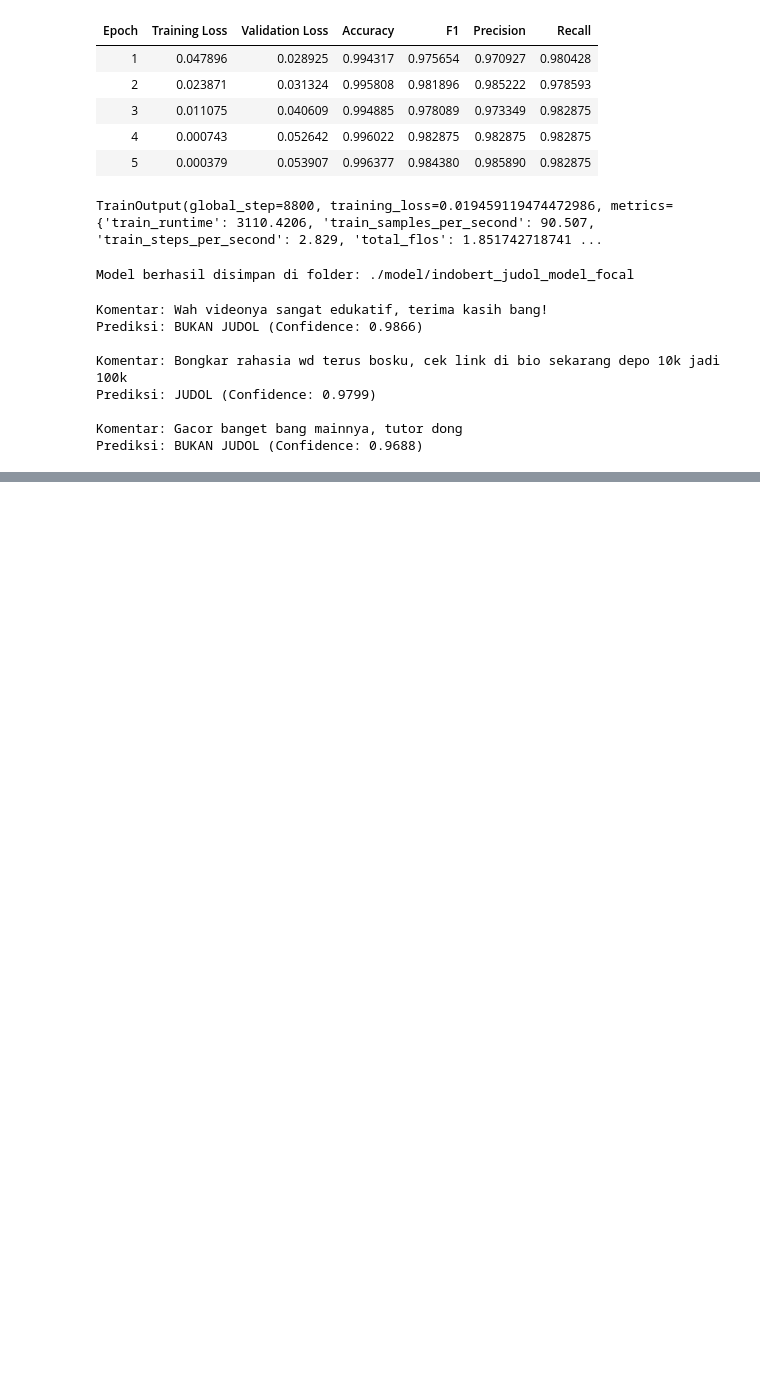
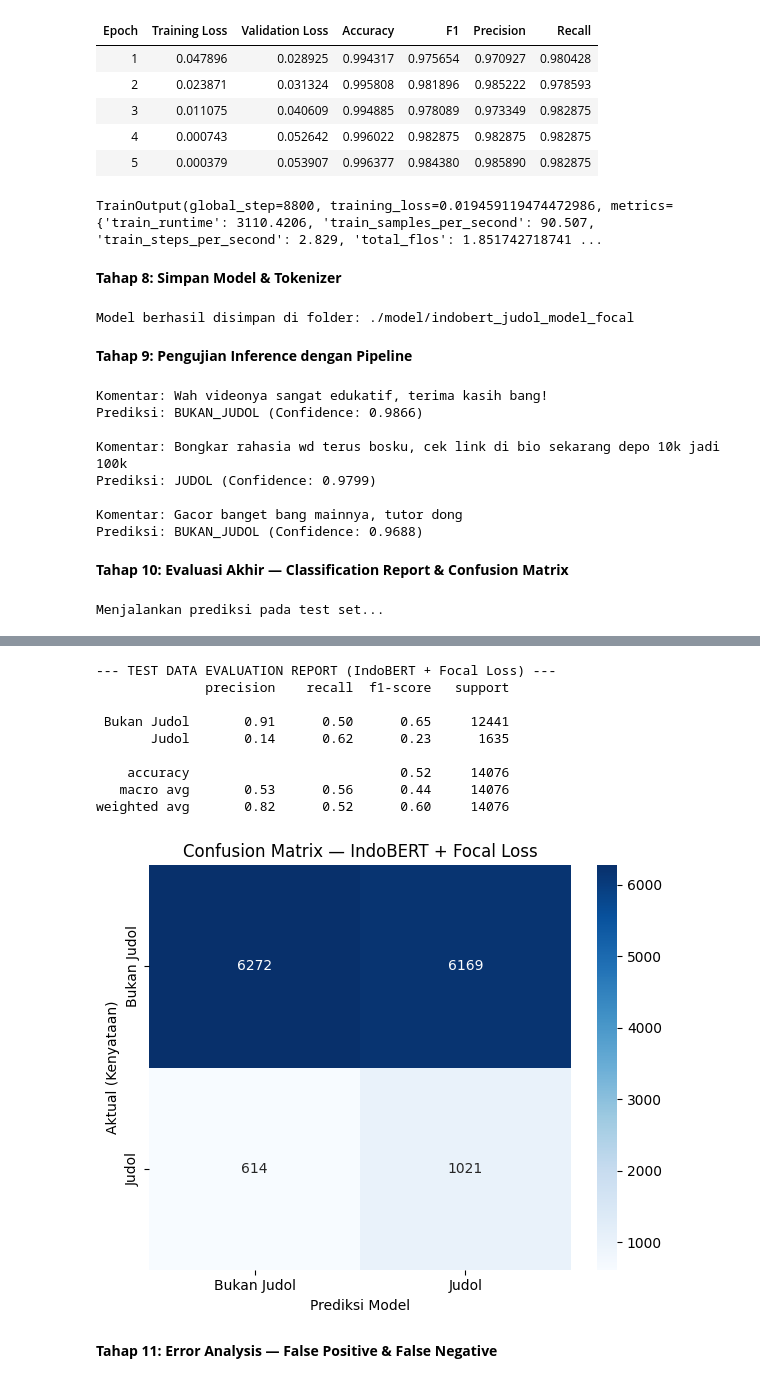
Before and after one commit to jeebrielibr/NLP-Final-Project, a Jupyter notebook: Notebook/IndoBERT_focal.ipynb, the cells around one changed output, grey strips where cells are left out. Cells and saved outputs as stored; diff of their text form; code cells hidden in the pictures; blank space fills up the shorter version.

```diff
--- a/Notebook/IndoBERT_focal.ipynb
+++ b/Notebook/IndoBERT_focal.ipynb
@@ -172,7 +186,8 @@ trainer = WeightedFocalTrainer(
     train_dataset=tokenized_train,
     eval_dataset=tokenized_val,
     processing_class=tokenizer,
-    compute_metrics=compute_metrics
+    compute_metrics=compute_metrics,
+    callbacks=[EarlyStoppingCallback(early_stopping_patience=2)]
 )
 # %% [output]
 [transformers] You passed `num_labels=2` which is incompatible to the `id2label` map of length `5`.
@@ -198,5 +215,7 @@ Memulai proses fine-tuning IndoBERT...
 | 4 | 0.000743 | 0.052642 | 0.996022 | 0.982875 | 0.982875 | 0.982875 |
 | 5 | 0.000379 | 0.053907 | 0.996377 | 0.984380 | 0.985890 | 0.982875 |
 TrainOutput(global_step=8800, training_loss=0.019459119474472986, metrics={'train_runtime': 3110.4206, 'train_samples_per_second': 90.507, 'train_steps_per_second': 2.829, 'total_flos': 1.851742718741 ...
+# %% [markdown]
+**Tahap 8: Simpan Model & Tokenizer**
 # %%
 # Menentukan nama folder penyimpanan
@@ -209,8 +228,11 @@ tokenizer.save_pretrained(model_path)
 print(f"Model berhasil disimpan di folder: {model_path}")
 # %% [output]
 Model berhasil disimpan di folder: ./model/indobert_judol_model_focal
+# %% [markdown]
+**Tahap 9: Pengujian Inference dengan Pipeline**
 # %%
 from transformers import pipeline
+model_path = "../model/indobert_judol_model_focal"
 
 # Load model yang baru saja disimpan
 classifier = pipeline("text-classification", model=model_path, tokenizer=model_path)
@@ -226,15 +248,48 @@ test_comments = [
 predictions = classifier(test_comments)
 
 for text, pred in zip(test_comments, predictions):
-    label = "JUDOL" if pred['label'] == 'LABEL_1' else "BUKAN JUDOL"
+    # Pipeline mengembalikan label sebenarnya (BUKAN_JUDOL / JUDOL) karena id2label ada di config
+    label = pred['label']
     print(f"Komentar: {text}")
     print(f"Prediksi: {label} (Confidence: {pred['score']:.4f})\n")
 # %% [output]
 Komentar: Wah videonya sangat edukatif, terima kasih bang!
-Prediksi: BUKAN JUDOL (Confidence: 0.9866)
+Prediksi: BUKAN_JUDOL (Confidence: 0.9866)
 
 Komentar: Bongkar rahasia wd terus bosku, cek link di bio sekarang depo 10k jadi 100k
 Prediksi: JUDOL (Confidence: 0.9799)
 
 Komentar: Gacor banget bang mainnya, tutor dong
-Prediksi: BUKAN JUDOL (Confidence: 0.9688)
+Prediksi: BUKAN_JUDOL (Confidence: 0.9688)
+# %% [markdown]
+**Tahap 10: Evaluasi Akhir — Classification Report & Confusion Matrix**
+# %%
+import matplotlib.pyplot as plt
+import seaborn as sns
+from sklearn.metrics import classification_report, confusion_matrix
+
+# Jalankan prediksi pada seluruh test set menggunakan Trainer
+print("Menjalankan prediksi pada test set...")
+predictions_output = trainer.predict(tokenized_val)
+
+# Ambil prediksi dan label asli
+preds_np = predictions_output.predictions.argmax(-1)
+labels_np = predictions_output.label_ids
+
+# Classification Report
+print("\n--- TEST DATA EVALUATION REPORT (IndoBERT + Focal Loss) ---")
+print(classification_report(labels_np, preds_np, target_names=['Bukan Judol', 'Judol']))
+
+# Confusion Matrix
+cm = confusion_matrix(labels_np, preds_np)
+plt.figure(figsize=(6, 5))
+sns.heatmap(cm, annot=True, fmt='d', cmap='Blues',
+            xticklabels=['Bukan Judol', 'Judol'],
+            yticklabels=['Bukan Judol', 'Judol'])
+plt.ylabel('Aktual (Kenyataan)')
+plt.xlabel('Prediksi Model')
+plt.title('Confusion Matrix — IndoBERT + Focal Loss')
+plt.tight_layout()
+plt.show()
+# %% [output]
+Menjalankan prediksi pada test set...
@@ -240,0 +297,12 @@ Prediksi: BUKAN JUDOL (Confidence: 0.9688)
+--- TEST DATA EVALUATION REPORT (IndoBERT + Focal Loss) ---
+              precision    recall  f1-score   support
+
+ Bukan Judol       0.91      0.50      0.65     12441
+       Judol       0.14      0.62      0.23      1635
+
+    accuracy                           0.52     14076
+   macro avg       0.53      0.56      0.44     14076
+weighted avg       0.82      0.52      0.60     14076
+[figure, added]
+# %% [markdown]
+**Tahap 11: Error Analysis — False Positive & False Negative**
```
Also changed, not shown: parts of 11 cells of this notebook, 4 other files.
